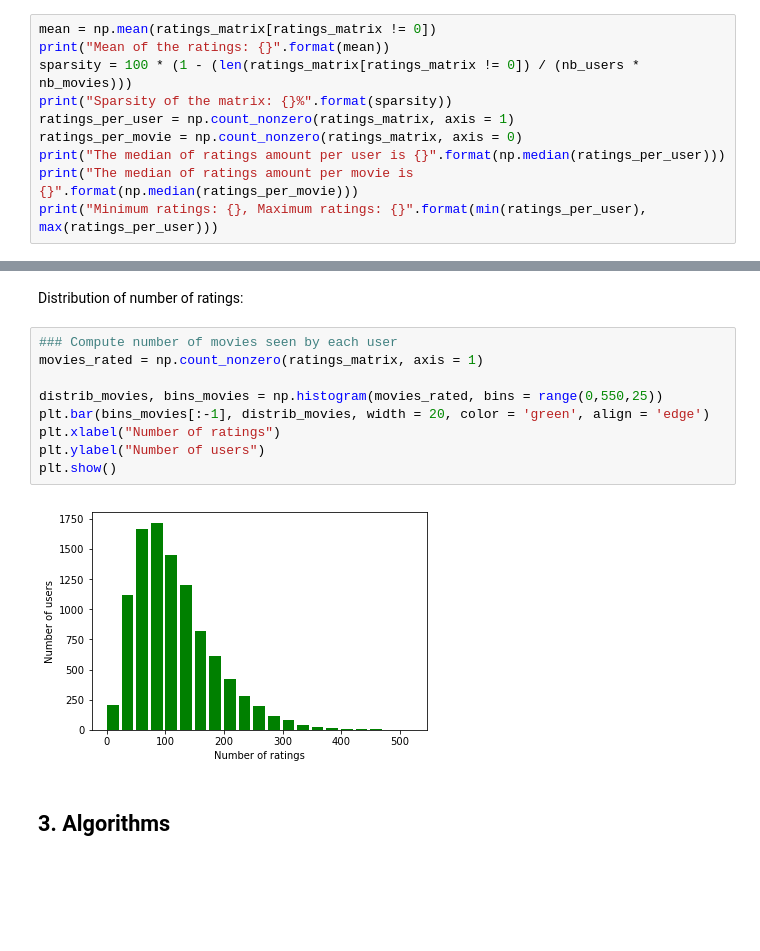
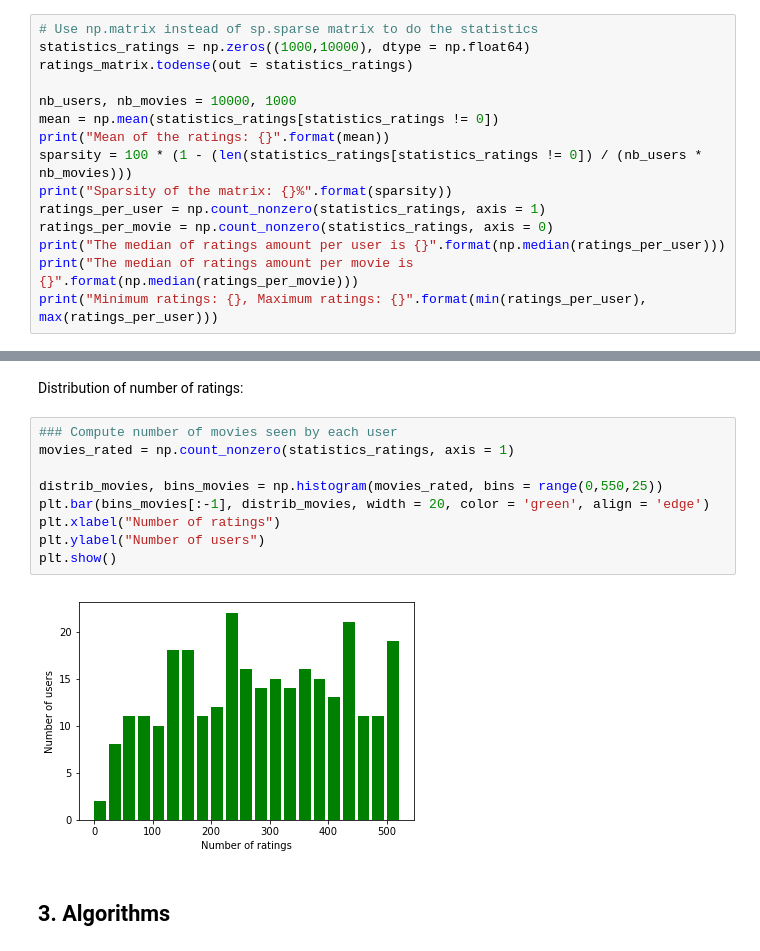
Before and after one commit to olic0/Machine-Learning-Recommender-Systems, a Jupyter notebook: Recommender_Collaborative.ipynb, the cells around one changed output, grey strips where cells are left out. Saved outputs shown, nothing was run; the diff lists cells and outputs as text; blank space fills up the shorter version.

```diff
--- a/Recommender_Collaborative.ipynb
+++ b/Recommender_Collaborative.ipynb
@@ -72,12 +59,17 @@ print(sample_ids[:5])
 # %% [markdown]
 ## 2. Statistics on the data
 # %%
-mean = np.mean(ratings_matrix[ratings_matrix != 0])
+# Use np.matrix instead of sp.sparse matrix to do the statistics
+statistics_ratings = np.zeros((1000,10000), dtype = np.float64)
+ratings_matrix.todense(out = statistics_ratings)
+
+nb_users, nb_movies = 10000, 1000
+mean = np.mean(statistics_ratings[statistics_ratings != 0])
 print("Mean of the ratings: {}".format(mean))
-sparsity = 100 * (1 - (len(ratings_matrix[ratings_matrix != 0]) / (nb_users * nb_movies)))
+sparsity = 100 * (1 - (len(statistics_ratings[statistics_ratings != 0]) / (nb_users * nb_movies)))
 print("Sparsity of the matrix: {}%".format(sparsity))
-ratings_per_user = np.count_nonzero(ratings_matrix, axis = 1)
-ratings_per_movie = np.count_nonzero(ratings_matrix, axis = 0)
+ratings_per_user = np.count_nonzero(statistics_ratings, axis = 1)
+ratings_per_movie = np.count_nonzero(statistics_ratings, axis = 0)
 print("The median of ratings amount per user is {}".format(np.median(ratings_per_user)))
 print("The median of ratings amount per movie is {}".format(np.median(ratings_per_movie)))
 print("Minimum ratings: {}, Maximum ratings: {}".format(min(ratings_per_user), max(ratings_per_user)))
@@ -107,15 +100,15 @@ print(bins_ratings)
 Distribution of number of ratings:
 # %%
 ### Compute number of movies seen by each user
-movies_rated = np.count_nonzero(ratings_matrix, axis = 1)
+movies_rated = np.count_nonzero(statistics_ratings, axis = 1)
 
 distrib_movies, bins_movies = np.histogram(movies_rated, bins = range(0,550,25))
 plt.bar(bins_movies[:-1], distrib_movies, width = 20, color = 'green', align = 'edge')
 plt.xlabel("Number of ratings")
 plt.ylabel("Number of users")
 plt.show()
 # %% [output]
-[figure, old version]
+[figure, new version]
 # %% [markdown]
 ## 3. Algorithms
 # %% [markdown]
```
Also changed, not shown: parts of 43 cells of this notebook, 25 other files.
